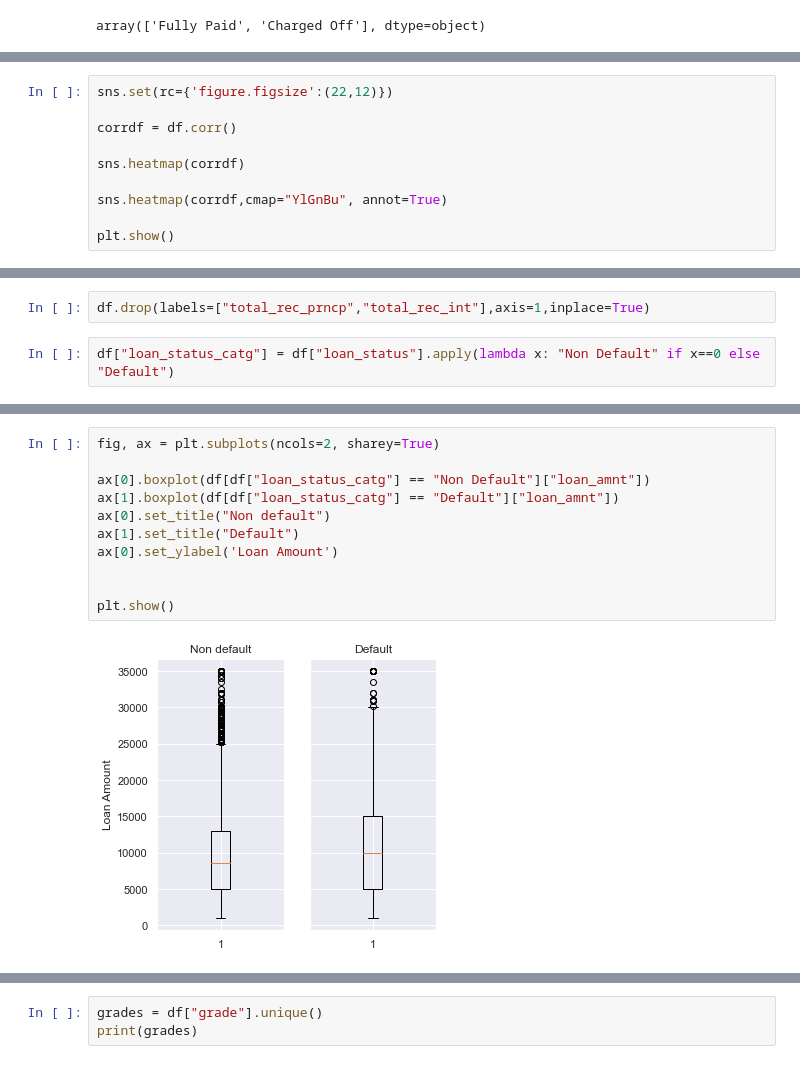
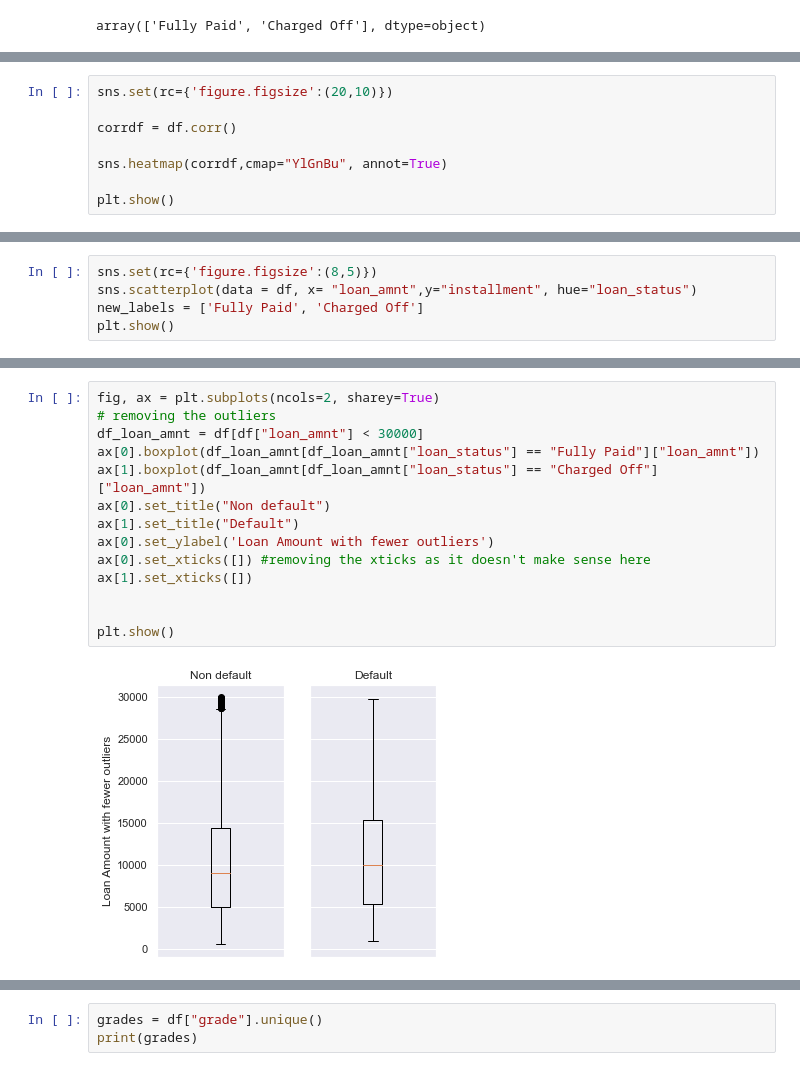
Before and after one commit to IamVib/LengingClubCaseStudy, a Jupyter notebook: Group_Facilitator_Vibhor.ipynb, the cells around one changed output, grey strips where cells are left out. Cells and saved outputs as stored; diff of their text form.

```diff
--- a/Group_Facilitator_Vibhor.ipynb
+++ b/Group_Facilitator_Vibhor.ipynb
@@ -607,9 +525,7 @@ memory usage: 7.5+ MB
 # %%
-sns.set(rc={'figure.figsize':(22,12)})
+sns.set(rc={'figure.figsize':(20,10)})
 
 corrdf = df.corr()
-
-sns.heatmap(corrdf)
 
 sns.heatmap(corrdf,cmap="YlGnBu", annot=True)
 
@@ -624,4 +536,0 @@ plt.show()
-# %%
-df.drop(labels=["total_rec_prncp","total_rec_int"],axis=1,inplace=True)
-# %%
-df["loan_status_catg"] = df["loan_status"].apply(lambda x: "Non Default" if x==0 else "Default")
@@ -696,0 +579,5 @@ plt.show()
+# %%
+sns.set(rc={'figure.figsize':(8,5)})
+sns.scatterplot(data = df, x= "loan_amnt",y="installment", hue="loan_status")
+new_labels = ['Fully Paid', 'Charged Off']
+plt.show()
@@ -697,13 +598,16 @@ plt.show()
 # %%
 fig, ax = plt.subplots(ncols=2, sharey=True)
-
-ax[0].boxplot(df[df["loan_status_catg"] == "Non Default"]["loan_amnt"])
-ax[1].boxplot(df[df["loan_status_catg"] == "Default"]["loan_amnt"])
+# removing the outliers
+df_loan_amnt = df[df["loan_amnt"] < 30000]
+ax[0].boxplot(df_loan_amnt[df_loan_amnt["loan_status"] == "Fully Paid"]["loan_amnt"])
+ax[1].boxplot(df_loan_amnt[df_loan_amnt["loan_status"] == "Charged Off"]["loan_amnt"])
 ax[0].set_title("Non default")
 ax[1].set_title("Default")
-ax[0].set_ylabel('Loan Amount')
+ax[0].set_ylabel('Loan Amount with fewer outliers')
+ax[0].set_xticks([]) #removing the xticks as it doesn't make sense here
+ax[1].set_xticks([])
 
 
 plt.show()
 # %% [output]
-[figure, old version]
+[figure, new version]
```
Also changed, not shown: parts of 230 cells of this notebook, 1 other file.
